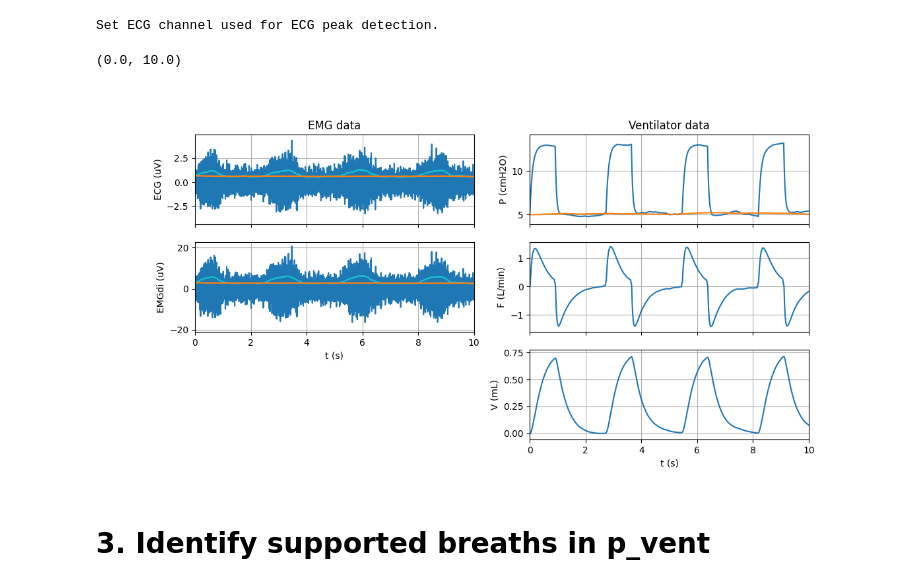
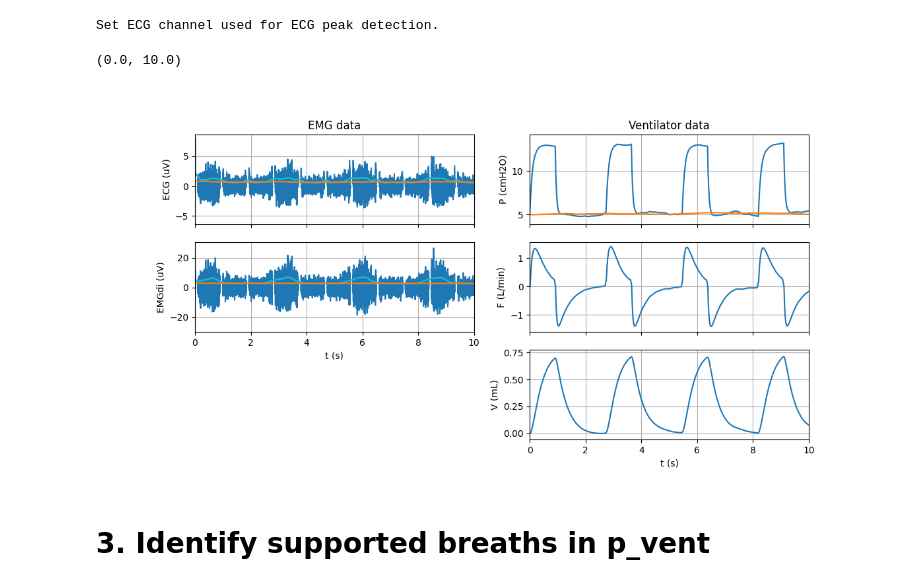
Before and after one commit to rspwarnaarUT/ReSurfEMG, a Jupyter notebook: notebooks/researcher_interface/basic_emg_pipeline.ipynb, the cells around one changed output. Saved outputs shown, nothing was run; the diff lists cells and outputs as text; code cells hidden in the pictures.

```diff
--- a/notebooks/researcher_interface/basic_emg_pipeline.ipynb
+++ b/notebooks/researcher_interface/basic_emg_pipeline.ipynb
@@ -172,10 +172,10 @@ emg_timeseries.run('get_ecg_peaks', overwrite=True)
 
 
 # Through gating
-# emg_timeseries.run('gating')
+emg_timeseries.run('gating')
 
 # # Through wavelet denoising
-emg_timeseries.run('wavelet_denoising')
+# emg_timeseries.run('wavelet_denoising')
 # # emg_timeseries.run('wavelet_denoising', n=8, fixed_threshold=8.0)
 # %% [output]
 Set ECG channel used for ECG peak detection.
@@ -191,38 +191,38 @@ emg_timeseries.run('baseline')
 vent_timeseries.run(
     'baseline',
     channel_idxs=[0],
-    signal_type='raw')
+    signal_io=('raw', 'baseline'))
 # %%
 # Plot the raw data with the envelope
 # EMG data
 n_rows = max([len(emg_timeseries.channels), len(vent_timeseries.channels)])
 fig, axis = plt.subplots(nrows=n_rows, ncols=2, figsize=(12, n_rows*2), sharex=True)
 axes_emg = axis[:len(emg_timeseries.channels), 0]
 colors = ['tab:cyan', 'tab:orange']
 emg_timeseries.run(
-    'plot_full', axes=axes_emg, signal_type='clean', baseline_bool=False)
+    'plot_full', axes=axes_emg, signal_io=('clean',), baseline_bool=False)
 emg_timeseries.run(
-    'plot_full', axes=axes_emg, signal_type='env', colors=colors)
+    'plot_full', axes=axes_emg, signal_io=('env',), colors=colors)
 
 axes_emg[0].set_title('EMG data')
 axes_emg[-1].set_xlabel('t (s)')
 
 # Ventilator data data
 axes_vent = axis[:, 1]
 vent_timeseries.run('plot_full', axes=axes_vent)
 axes_vent[0].set_title('Ventilator data')
 axes_vent[-1].set_xlabel('t (s)')
 
 if n_rows > len(emg_timeseries.channels):
     for ax_idx in range(len(emg_timeseries.channels), n_rows):
         axis[ax_idx, 0].axis('off')
     axis[len(emg_timeseries.channels)-1, 0].tick_params(
         axis='x', which='both', labelbottom=True)
 
 axes_emg[-1].set_xlim([0, 10])
 # %% [output]
 (0.0, 10.0)
-[figure, old version]
+[figure, new version]
 # %% [markdown]
 # 3. Identify supported breaths in p_vent
 # %%
```
Also changed, not shown: parts of 5 cells of this notebook, 2 other files.
